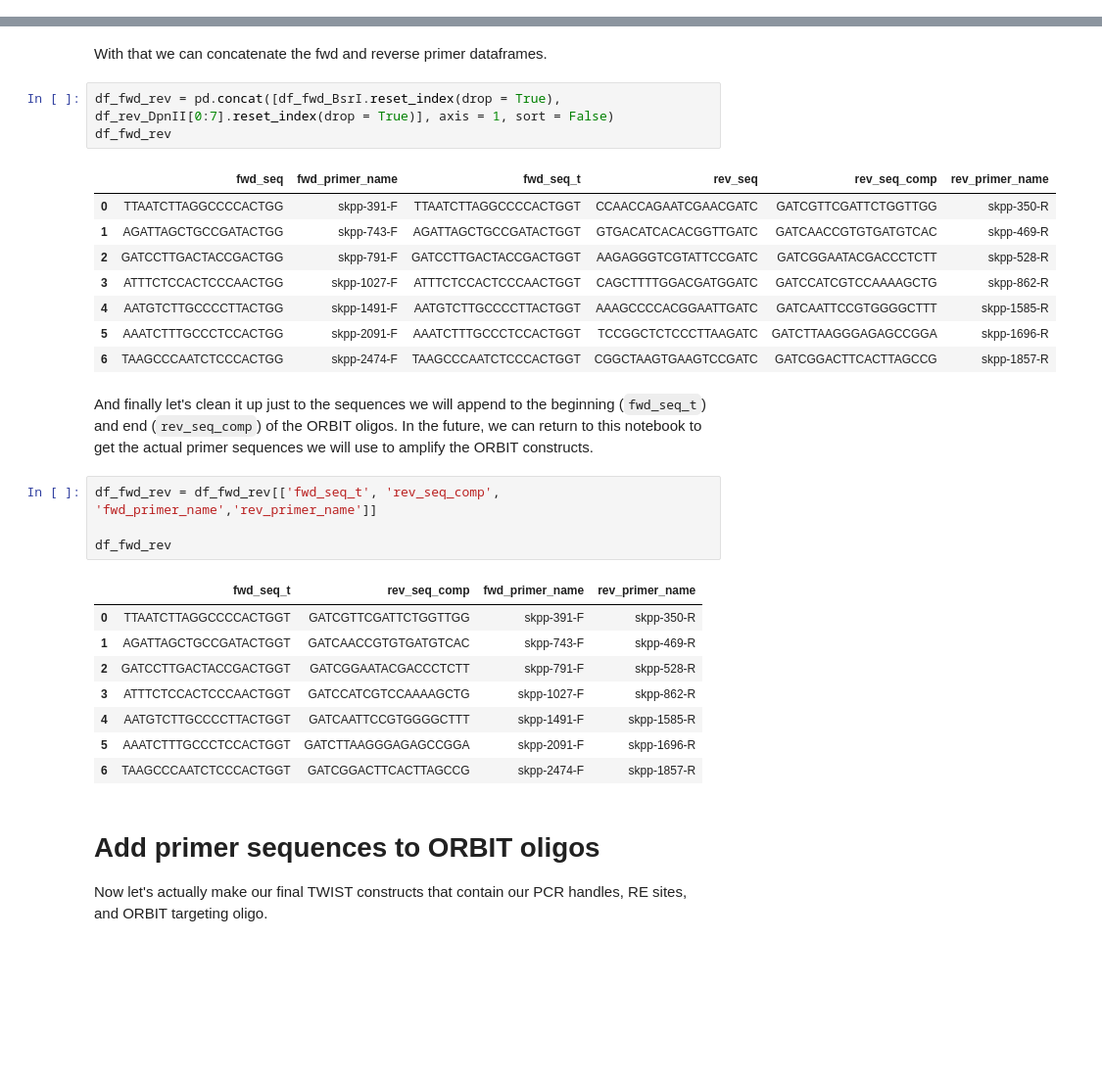
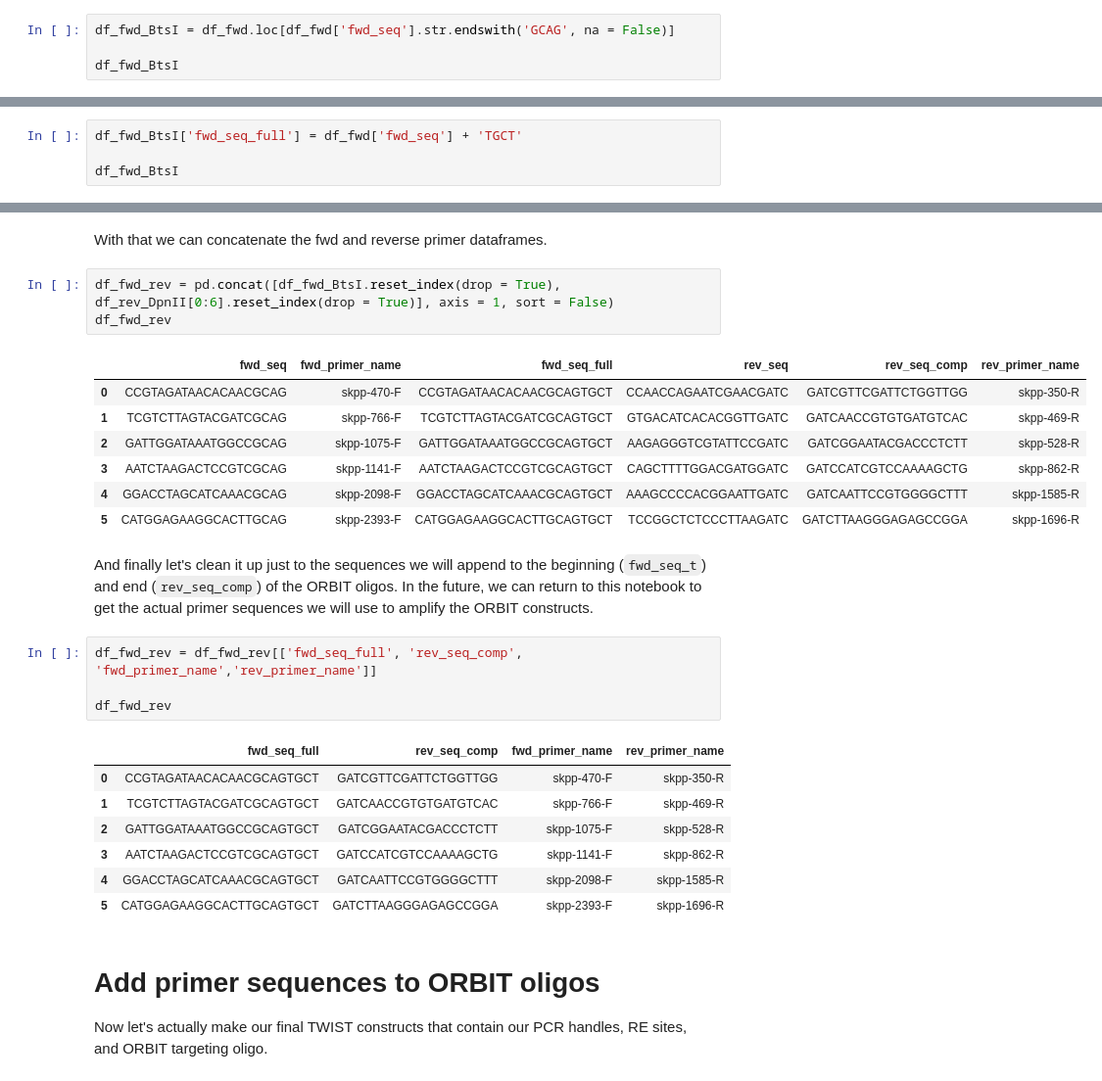
Before and after one commit to RPGroup-PBoC/Reg-Seq2, a Jupyter notebook: code/experimental_design/twist_order/orbit/twist_orbit_cloning_scheme.ipynb, the cells around one changed output, grey strips where cells are left out. Shown at 98% size. Saved outputs shown, nothing was run; the diff lists cells and outputs as text; blank space fills up the shorter version.

```diff
--- a/code/experimental_design/twist_order/orbit/twist_orbit_cloning_scheme.ipynb
+++ b/code/experimental_design/twist_order/orbit/twist_orbit_cloning_scheme.ipynb
@@ -146,0 +120,4 @@ See the caveats in the documentation: https://pandas.pydata.org/pandas-docs/stab
+# %%
+df_fwd_BtsI = df_fwd.loc[df_fwd['fwd_seq'].str.endswith('GCAG', na = False)]
+
+df_fwd_BtsI
@@ -146,0 +136,4 @@ See the caveats in the documentation: https://pandas.pydata.org/pandas-docs/stab
+# %%
+df_fwd_BtsI['fwd_seq_full'] = df_fwd['fwd_seq'] + 'TGCT'
+
+df_fwd_BtsI
@@ -147,32 +153,30 @@ See the caveats in the documentation: https://pandas.pydata.org/pandas-docs/stab
 # %% [markdown]
 With that we can concatenate the fwd and reverse primer dataframes.
 # %%
-df_fwd_rev = pd.concat([df_fwd_BsrI.reset_index(drop = True), df_rev_DpnII[0:7].reset_index(drop = True)], axis = 1, sort = False)
+df_fwd_rev = pd.concat([df_fwd_BtsI.reset_index(drop = True), df_rev_DpnII[0:6].reset_index(drop = True)], axis = 1, sort = False)
 df_fwd_rev
 # %% [output]
-|  | fwd_seq | fwd_primer_name | fwd_seq_t | rev_seq | rev_seq_comp | rev_primer_name |
-| 0 | TTAATCTTAGGCCCCACTGG | skpp-391-F | TTAATCTTAGGCCCCACTGGT | CCAACCAGAATCGAACGATC | GATCGTTCGATTCTGGTTGG | skpp-350-R |
-| 1 | AGATTAGCTGCCGATACTGG | skpp-743-F | AGATTAGCTGCCGATACTGGT | GTGACATCACACGGTTGATC | GATCAACCGTGTGATGTCAC | skpp-469-R |
-| 2 | GATCCTTGACTACCGACTGG | skpp-791-F | GATCCTTGACTACCGACTGGT | AAGAGGGTCGTATTCCGATC | GATCGGAATACGACCCTCTT | skpp-528-R |
-| 3 | ATTTCTCCACTCCCAACTGG | skpp-1027-F | ATTTCTCCACTCCCAACTGGT | CAGCTTTTGGACGATGGATC | GATCCATCGTCCAAAAGCTG | skpp-862-R |
-| 4 | AATGTCTTGCCCCTTACTGG | skpp-1491-F | AATGTCTTGCCCCTTACTGGT | AAAGCCCCACGGAATTGATC | GATCAATTCCGTGGGGCTTT | skpp-1585-R |
-| 5 | AAATCTTTGCCCTCCACTGG | skpp-2091-F | AAATCTTTGCCCTCCACTGGT | TCCGGCTCTCCCTTAAGATC | GATCTTAAGGGAGAGCCGGA | skpp-1696-R |
-| 6 | TAAGCCCAATCTCCCACTGG | skpp-2474-F | TAAGCCCAATCTCCCACTGGT | CGGCTAAGTGAAGTCCGATC | GATCGGACTTCACTTAGCCG | skpp-1857-R |
+|  | fwd_seq | fwd_primer_name | fwd_seq_full | rev_seq | rev_seq_comp | rev_primer_name |
+| 0 | CCGTAGATAACACAACGCAG | skpp-470-F | CCGTAGATAACACAACGCAGTGCT | CCAACCAGAATCGAACGATC | GATCGTTCGATTCTGGTTGG | skpp-350-R |
+| 1 | TCGTCTTAGTACGATCGCAG | skpp-766-F | TCGTCTTAGTACGATCGCAGTGCT | GTGACATCACACGGTTGATC | GATCAACCGTGTGATGTCAC | skpp-469-R |
+| 2 | GATTGGATAAATGGCCGCAG | skpp-1075-F | GATTGGATAAATGGCCGCAGTGCT | AAGAGGGTCGTATTCCGATC | GATCGGAATACGACCCTCTT | skpp-528-R |
+| 3 | AATCTAAGACTCCGTCGCAG | skpp-1141-F | AATCTAAGACTCCGTCGCAGTGCT | CAGCTTTTGGACGATGGATC | GATCCATCGTCCAAAAGCTG | skpp-862-R |
+| 4 | GGACCTAGCATCAAACGCAG | skpp-2098-F | GGACCTAGCATCAAACGCAGTGCT | AAAGCCCCACGGAATTGATC | GATCAATTCCGTGGGGCTTT | skpp-1585-R |
+| 5 | CATGGAGAAGGCACTTGCAG | skpp-2393-F | CATGGAGAAGGCACTTGCAGTGCT | TCCGGCTCTCCCTTAAGATC | GATCTTAAGGGAGAGCCGGA | skpp-1696-R |
 # %% [markdown]
 And finally let's clean it up just to the sequences we will append to the beginning (`fwd_seq_t`) and end (`rev_seq_comp`) of the ORBIT oligos. In the future, we can return to this notebook to get the actual primer sequences we will use to amplify the ORBIT constructs.
 # %%
-df_fwd_rev = df_fwd_rev[['fwd_seq_t', 'rev_seq_comp', 'fwd_primer_name','rev_primer_name']]
+df_fwd_rev = df_fwd_rev[['fwd_seq_full', 'rev_seq_comp', 'fwd_primer_name','rev_primer_name']]
 
 df_fwd_rev
 # %% [output]
-|  | fwd_seq_t | rev_seq_comp | fwd_primer_name | rev_primer_name |
-| 0 | TTAATCTTAGGCCCCACTGGT | GATCGTTCGATTCTGGTTGG | skpp-391-F | skpp-350-R |
-| 1 | AGATTAGCTGCCGATACTGGT | GATCAACCGTGTGATGTCAC | skpp-743-F | skpp-469-R |
-| 2 | GATCCTTGACTACCGACTGGT | GATCGGAATACGACCCTCTT | skpp-791-F | skpp-528-R |
-| 3 | ATTTCTCCACTCCCAACTGGT | GATCCATCGTCCAAAAGCTG | skpp-1027-F | skpp-862-R |
-| 4 | AATGTCTTGCCCCTTACTGGT | GATCAATTCCGTGGGGCTTT | skpp-1491-F | skpp-1585-R |
-| 5 | AAATCTTTGCCCTCCACTGGT | GATCTTAAGGGAGAGCCGGA | skpp-2091-F | skpp-1696-R |
-| 6 | TAAGCCCAATCTCCCACTGGT | GATCGGACTTCACTTAGCCG | skpp-2474-F | skpp-1857-R |
+|  | fwd_seq_full | rev_seq_comp | fwd_primer_name | rev_primer_name |
+| 0 | CCGTAGATAACACAACGCAGTGCT | GATCGTTCGATTCTGGTTGG | skpp-470-F | skpp-350-R |
+| 1 | TCGTCTTAGTACGATCGCAGTGCT | GATCAACCGTGTGATGTCAC | skpp-766-F | skpp-469-R |
+| 2 | GATTGGATAAATGGCCGCAGTGCT | GATCGGAATACGACCCTCTT | skpp-1075-F | skpp-528-R |
+| 3 | AATCTAAGACTCCGTCGCAGTGCT | GATCCATCGTCCAAAAGCTG | skpp-1141-F | skpp-862-R |
+| 4 | GGACCTAGCATCAAACGCAGTGCT | GATCAATTCCGTGGGGCTTT | skpp-2098-F | skpp-1585-R |
+| 5 | CATGGAGAAGGCACTTGCAGTGCT | GATCTTAAGGGAGAGCCGGA | skpp-2393-F | skpp-1696-R |
 # %% [markdown]
 # Add primer sequences to ORBIT oligos
 
```
Also changed, not shown: parts of 15 cells of this notebook, 7 other files.
